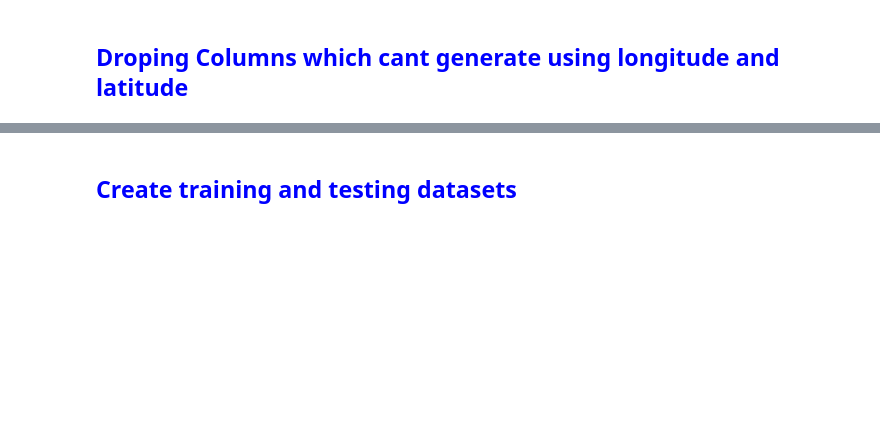
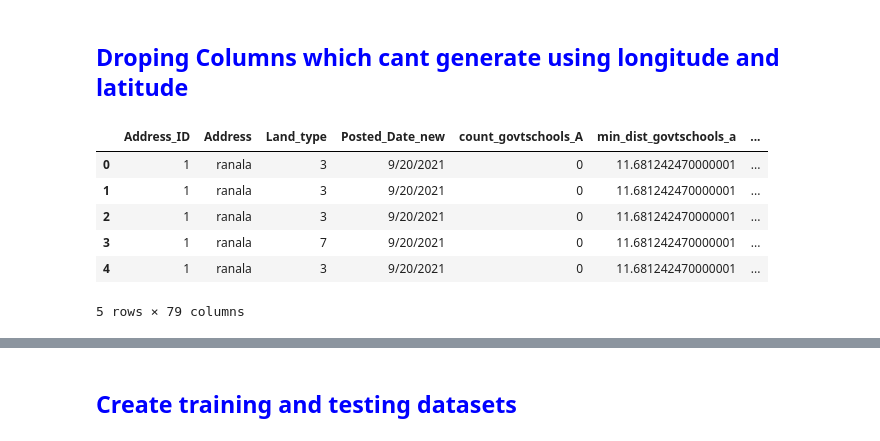
Before and after one commit to movindugunarathna/LandPulse-ML, a Jupyter notebook: model/part_3.ipynb, the cells around one changed output, grey strips where cells are left out. Cells and saved outputs as stored; diff of their text form; code cells hidden in the pictures; blank space fills up the shorter version.

```diff
--- a/model/part_3.ipynb
+++ b/model/part_3.ipynb
@@ -609,3 +675,13 @@ with open("city_dict.json", "w") as f:
     f.write(json.dumps(columns))
 # %% [markdown]
 <h2 style='color:blue'>Droping Columns which cant generate using longitude and latitude</h2>
+# %%
+df6.head()
+# %% [output]
+|  | Address_ID | Address | Land_type | Posted_Date_new | count_govtschools_A | min_dist_govtschools_a | ... |
+| 0 | 1 | ranala | 3 | 9/20/2021 | 0 | 11.681242470000001 | ... |
+| 1 | 1 | ranala | 3 | 9/20/2021 | 0 | 11.681242470000001 | ... |
+| 2 | 1 | ranala | 3 | 9/20/2021 | 0 | 11.681242470000001 | ... |
+| 3 | 1 | ranala | 7 | 9/20/2021 | 0 | 11.681242470000001 | ... |
+| 4 | 1 | ranala | 3 | 9/20/2021 | 0 | 11.681242470000001 | ... |
+5 rows × 79 columns
```
Also changed, not shown: parts of 30 cells of this notebook, 5 other files.
